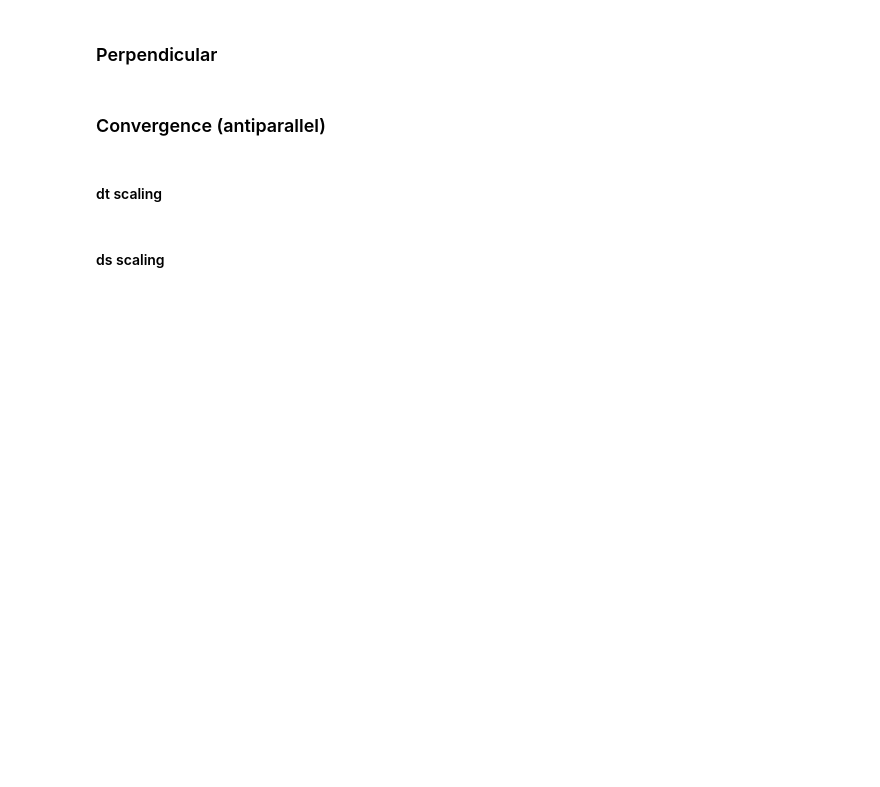
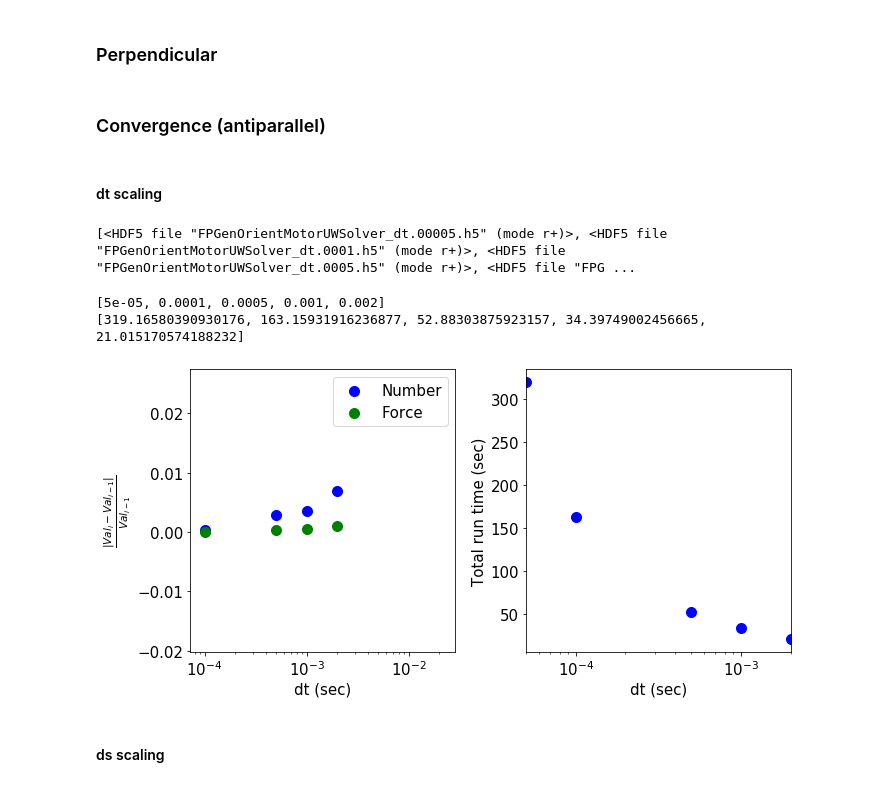
Before and after one commit to lamsoa729/FoXlink, a Jupyter notebook: notebooks/comparison_graphs.ipynb, the cells around one changed output. Cells and saved outputs as stored; diff of their text form; code cells hidden in the pictures; blank space fills up the shorter version.

```diff
--- a/notebooks/comparison_graphs.ipynb
+++ b/notebooks/comparison_graphs.ipynb
@@ -236,15 +252,23 @@ def ME_compare_graph_vs_time(fig, axarr, ME_data1, ME_data2, labels=['data 1','d
     axarr[8].legend(labels)
     #axarr[8].legend(('ME data', 'ME data', 'error'))
 # %%
-def FPE_steady_state_converge_test(fig, axarr, param_val_arr, xlink_num_arr, force_val_arr, runtime_arr):
+def FPE_steady_state_converge_test(fig, axarr, param_val_arr, xlink_num_arr, force_val_arr, runtime_arr, xlabel='ds'):
 
-    xlink_num_rel_err_arr = np.divide(xlink_num_arr[1:]-xlink_num_arr[:-1], xlink_num_arr[:-1])
-    force_rel_err_arr = np.divide(force_arr[1:]-force_arr[:-1], force_arr[:-1])
+    xlink_num_rel_err_arr = np.abs(np.divide(xlink_num_arr[1:]-xlink_num_arr[:-1], xlink_num_arr[:-1]))
+    force_rel_err_arr = np.abs(np.divide(force_val_arr[1:]-force_val_arr[:-1], force_val_arr[:-1]))
+
 
     axarr[0].scatter(param_val_arr[1:], xlink_num_rel_err_arr, color='b', label='Number')
-    axarr[0].scatter(param_val_arr[1:], force_val_rel_err_arr, color='g', label='Force')
-    axarr[0].set_yscale('log')
     axarr[0].set_xscale('log')
+    #axarr[0].set_yscale('log')
+    axarr[0].scatter(param_val_arr[1:], force_rel_err_arr, color='g', label='Force')
+    axarr[0].legend()
+    axarr[0].set_xlabel(xlabel)
+    axarr[0].set_ylabel(r'$\frac{|Val_i - Val_{i-1}|}{Val_{i-1}}$')
+
+
     axarr[1].scatter(param_val_arr, runtime_arr, color='b')
-    axarr[1].set_yscale('log')
     axarr[1].set_xscale('log')
+    axarr[1].set_xlim((min(param_val_arr), max(param_val_arr)))
+    axarr[1].set_xlabel(xlabel)
+    axarr[1].set_ylabel('Total run time (sec)')
@@ -337,5 +391,32 @@ PDE_compare_graph_vs_time(fig, axarr, PDE_antipara_ds1, PDE_antipara_ds_5, label
 ### Convergence (antiparallel)
 # %% [markdown]
 #### dt scaling
+# %%
+h5_dt_data_lst = get_sorted_h5_data("../tests/integration_tests/PDE_stat_compare/convergence/dt_test/", 'dt')
+# %% [output]
+[<HDF5 file "FPGenOrientMotorUWSolver_dt.00005.h5" (mode r+)>, <HDF5 file "FPGenOrientMotorUWSolver_dt.0001.h5" (mode r+)>, <HDF5 file "FPGenOrientMotorUWSolver_dt.0005.h5" (mode r+)>, <HDF5 file "FPG ...
+# %%
+param_val_arr = [get_yaml_param_val('dt')(h5_data) for h5_data in h5_dt_data_lst]
+xlink_num_arr = []
+force_val_arr = []
+runtime_arr = []
+
+for h5_data in h5_dt_data_lst:
+    xlink_num_arr +=[h5_data['Analysis/XL_analysis/zeroth_moment'][-1]]
+    force_val_arr += [np.linalg.norm(h5_data['Interaction_data/force_data'][-2,0,:])]
+    runtime_arr +=[h5_data.attrs['run_time']]
+
+xlink_num_arr = np.asarray(xlink_num_arr)
+force_val_arr = np.asarray(force_val_arr)
+print(param_val_arr)
+print(runtime_arr)
+
+fig, axarr = plt.subplots(1,2, figsize=(10,5))
+FPE_steady_state_converge_test(fig, axarr, param_val_arr, xlink_num_arr, force_val_arr, runtime_arr, xlabel='dt (sec)')
+plt.tight_layout()
+# %% [output]
+[5e-05, 0.0001, 0.0005, 0.001, 0.002]
+[319.16580390930176, 163.15931916236877, 52.88303875923157, 34.39749002456665, 21.015170574188232]
+[figure, added]
 # %% [markdown]
 #### ds scaling
```
Also changed, not shown: parts of 25 cells of this notebook, 17 other files.
